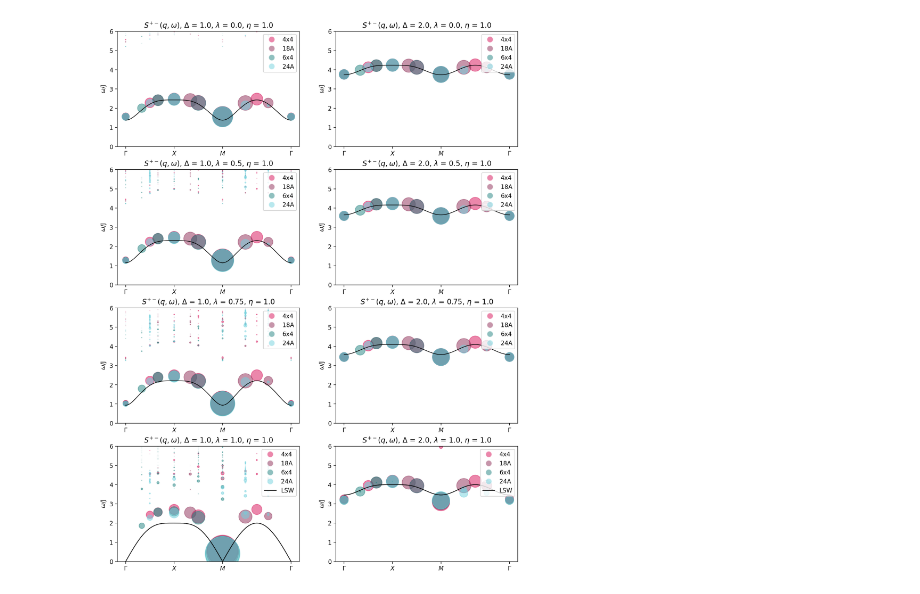
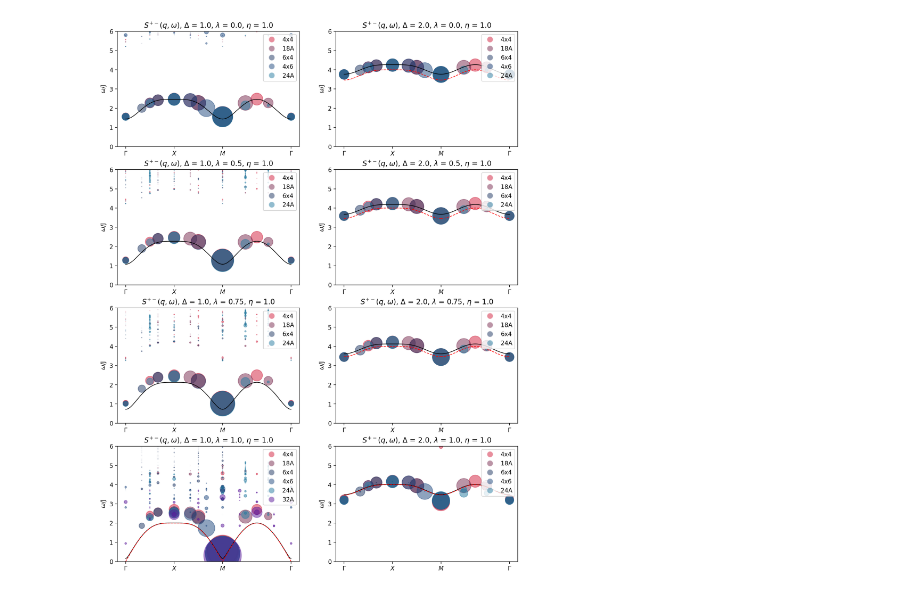
Before and after one commit to Squivit/ED_2D_square_Heisenberg, a Jupyter notebook: plot_SDSF_from_data.ipynb, the cells around one changed output. Cells and saved outputs as stored; diff of their text form; code cells hidden in the pictures.

```diff
--- a/plot_SDSF_from_data.ipynb
+++ b/plot_SDSF_from_data.ipynb
@@ -27,7 +27,7 @@ def get_cluster_k_path(key):
     return k_path
 # %%
 supercells = [
-    '4x4', '18A', '6x4', '24A'
+    '4x4', '18A', '6x4', '4x6', '24A', '32A'
 ]
 
 k_paths = {}
@@ -57,7 +57,7 @@ def plot_points_from_key_and_vars(key : str, dir = '+-', delta = 1., lamb = 1.,
             p_s = np.loadtxt(fr'data/d={delta}_l={lamb}/{key}_S_{dir}_mag.txt')
             p_x = np.loadtxt(fr'data/d={delta}_l={lamb}/{key}_S_{dir}_en.txt')
         else:
-            raise FileNotFoundError
+            pass
 
     sizes = np.zeros( ( p_s.shape[0], p_s.shape[1] + 1 ) )
     sizes[:, :-1] = p_s
@@ -119,13 +119,9 @@ def plot_points_from_key_and_vars(key : str, dir = '+-', delta = 1., lamb = 1.,
             labels.append(rf"({kx_label}, {ky_label})")
         tick_positions.append(d)
 
-    #for ik, k in enumerate(k_points):
-    #    for ii in range(sizes.shape[0]):
-    #        if sizes[ii, ik] > 0:
-    #            plt.scatter( dist[ik], energy[ii, ik], sizes[ii, ik], c=c, alpha=.5)
 
     for ii in range(sizes.shape[0]):
-        plt.scatter( dist[:], energy[ii, :], sizes[ii, :], c=c, alpha=alpha)
+        plt.scatter( dist[:], energy[ii, :], sizes[ii, :], c=c, alpha=alpha)#, marker = 'x')
 
     plt.ylim([0, ylim])
 
@@ -261,46 +245,33 @@ No file for key: 24A
 # %%
-def find_function_lamb(delta = 1., lamb = 0., _alpha = 0.):
-    x_range = np.arange( 0, 2.00001, 0.001 )
-
-    kx = np.pi * np.clip(x_range, 0., 1.)
-    ky = np.pi * (np.clip(x_range, 1., 2.)-1.)
-
-    delta_k = (np.cos(kx) + np.cos(ky))/2.
-    alpha = (1. - lamb) * delta * 4 * _alpha
-    y = 2. * np.sqrt((delta+alpha)**2 - delta_k**2)
-
-    plt.plot( x_range, y, 'black', lw = 1. )
-
-    x_range = np.linspace( 2, 2+np.sqrt(2), len(x_range), endpoint=True )
-    k_range = np.linspace(1., 0., len(x_range), endpoint=True) * np.pi
-
-    delta_k = (np.cos(k_range) + np.cos(k_range))/2.
-    y = 2. * np.sqrt((delta+alpha)**2 - delta_k**2)
-
-    plt.plot( x_range, y, 'black', lw = 1. )
-
-    plot_all_for_var(dir='+-', delta=delta, lamb=lamb, eta = 1., to_diameter=False, marker_size=900, alpha=.5, show = False)
+def find_function_lamb(delta = 1., lamb = 0., _alpha = 0., n = .05):
+    plot_ansatz(delta, lamb, _alpha, n)
+    plot_all_for_var(dir='+-', delta=delta, lamb=lamb, eta = 1., to_diameter=False, marker_size=900, alpha=.5, show = False, plot_analytics=False)
 
 fig = plt.figure(figsize = (12, 16), dpi = 200)
 plt.subplot(4, 2, 1)
-find_function_lamb(1., 0., 0.053499624740691414) #0.03910101867787485
+find_function_lamb(1., 0., 0.46175418/2) #0.03910101867787485
 plt.subplot(4, 2, 2)
-find_function_lamb(2., 0., 0.014884112830855965) #0.009758864997001914
+find_function_lamb(2., 0., 0.53066/4, n = 0.015) #0.009758864997001914
+plot_LSW(2., 'red', '--')
 
 plt.subplot(4, 2, 3)
-find_function_lamb(1., 0.5, 0.0768335602074369) #0.03910101867787485
+find_function_lamb(1., 0.5, 0.37003794/2) # 0.37003794
 plt.subplot(4, 2, 4)
-find_function_lamb(2., 0.5, 0.01987963769322372) #0.009758864997001914
+find_function_lamb(2., 0.5, 0.4903863/4, n = 0.015) #0.009758864997001914
+plot_LSW(2., 'red', '--')
 
 plt.subplot(4, 2, 5)
-find_function_lamb(1., 0.75, 0.10436913882490878) #0.03910101867787485
+find_function_lamb(1., 0.75, 0.27673808/2) # 0.27673808
 plt.subplot(4, 2, 6)
-find_function_lamb(2., 0.75, 0.023793490171486048) #0.009758864997001914
+find_function_lamb(2., 0.75, 0.43196668/4, n = 0.015) #0.009758864997001914
+plot_LSW(2., 'red', '--')
 
 plt.subplot(4, 2, 7)
-find_function_lamb(1., 1., 0.49999912970124555) #0.03910101867787485
+find_function_lamb(1., 1., 0.20619835/2) # 0.20619835
+plot_LSW(1., 'red', '--')
 plt.subplot(4, 2, 8)
-find_function_lamb(2., 1., 0.5168518123373316) #0.009758864997001914
+find_function_lamb(2., 1., 0.2692908/4, n = 0.015) #0.009758864997001914
+plot_LSW(2., 'red', '--')
 plt.show()
 # %% [output]
-[figure, old version]
+[figure, new version]
```
Also changed, not shown: parts of 9 cells of this notebook, 37 other files.
